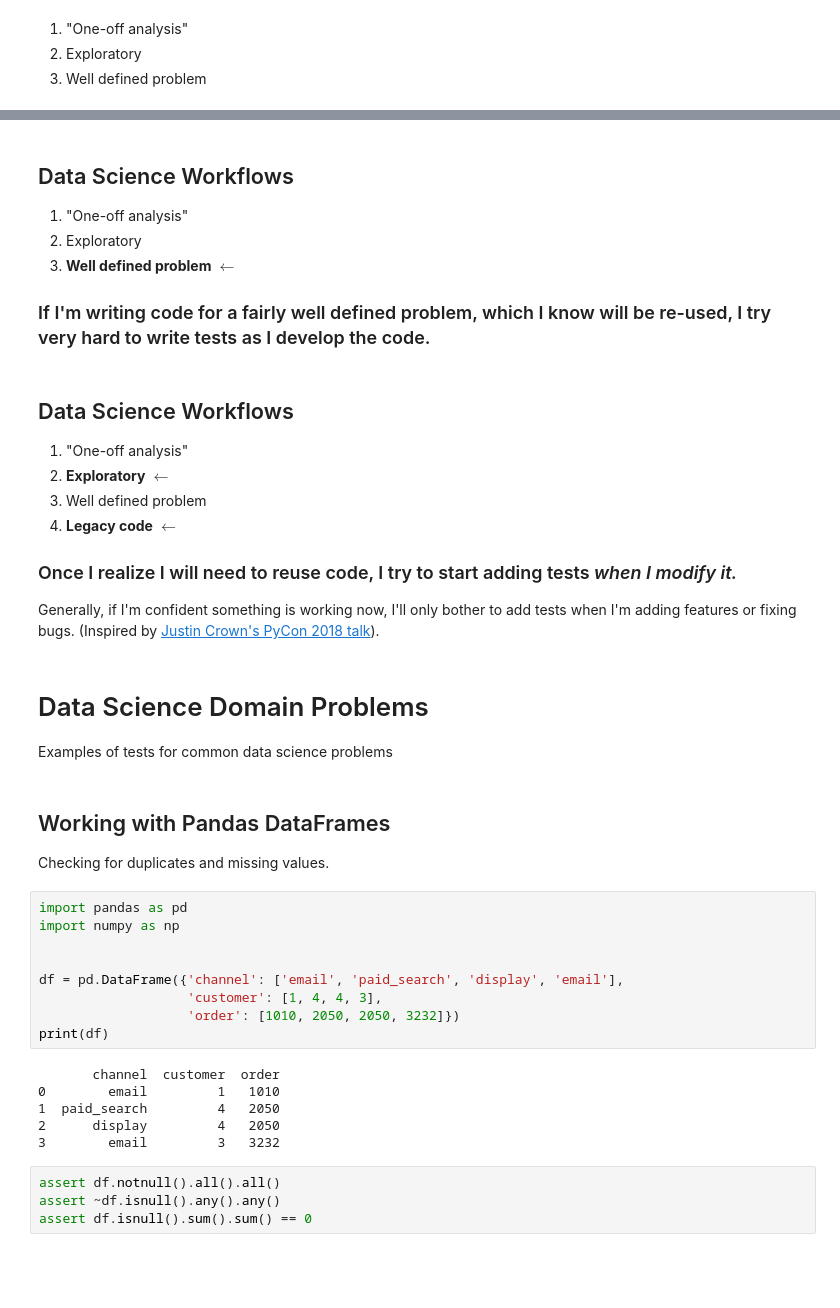
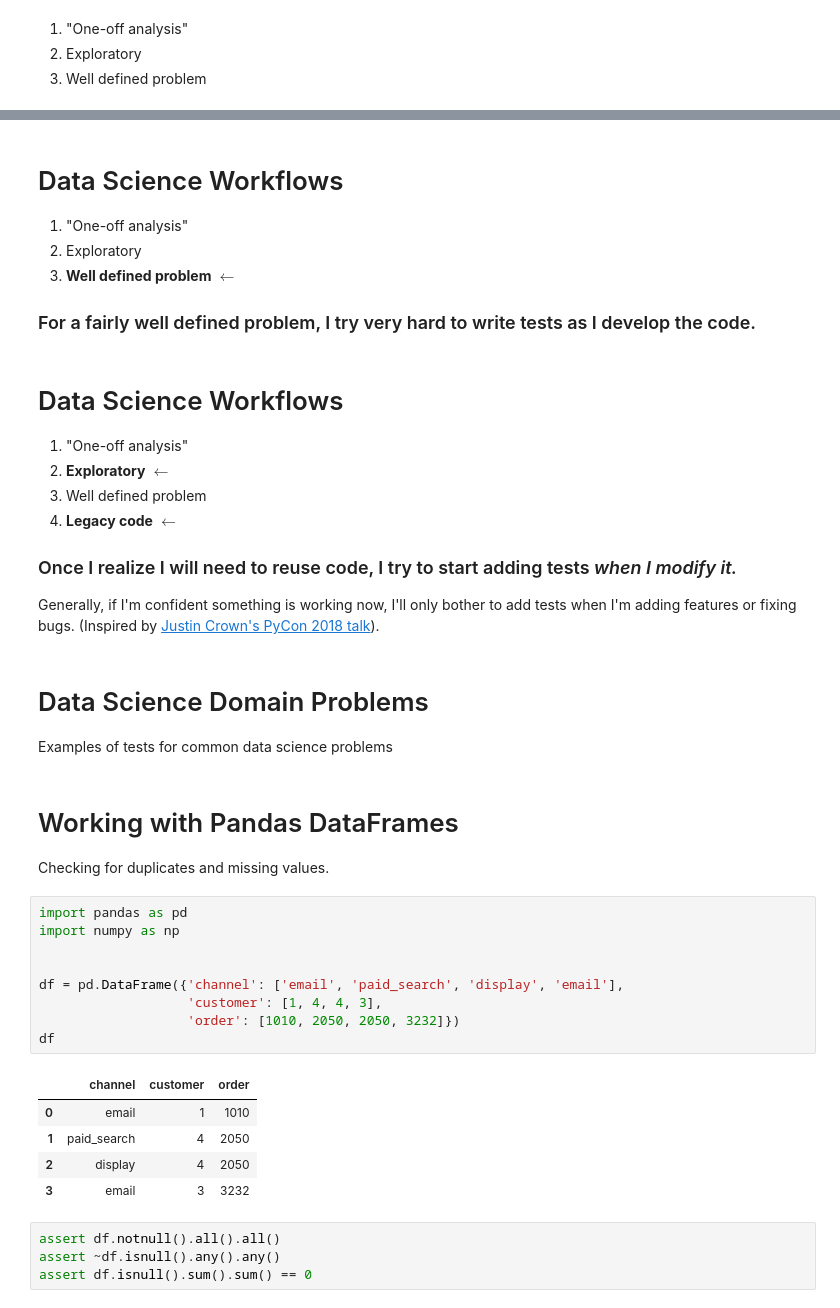
Before and after one commit to jesford/testing-in-data-science, a Jupyter notebook: intro-to-testing-presentation.ipynb, the cells around one changed output, grey strips where cells are left out. Drawn from its saved outputs; the diff is of its cells as text; blank space fills up the shorter version.

Commit message:
More legigible slides (white bg) w/o print(df)

```diff
--- a/intro-to-testing-presentation.ipynb
+++ b/intro-to-testing-presentation.ipynb
@@ -259,14 +259,14 @@ If it *does* get revisited, I'll consider breaking the code out of a notebook an
 
 Judgment call needed as my legacy/untested code base grows...
 # %% [markdown]
-## Data Science Workflows
+# Data Science Workflows
 1. "One-off analysis"
 2. Exploratory
 3. **Well defined problem**  $\leftarrow$
 
-### If I'm writing code for a fairly well defined problem, which I know will be re-used, I try very hard to write tests as I develop the code.
+### For a fairly well defined problem, I try very hard to write tests as I develop the code.
 # %% [markdown]
-## Data Science Workflows
+# Data Science Workflows
 1. "One-off analysis"
 2. **Exploratory**  $\leftarrow$
 3. Well defined problem
@@ -280,24 +280,24 @@ Generally, if I'm confident something is working now, I'll only bother to add te
 
 Examples of tests for common data science problems
 # %% [markdown]
-## Working with Pandas DataFrames
+# Working with Pandas DataFrames
 
 Checking for duplicates and missing values.
 # %%
 import pandas as pd
 import numpy as np
 
 
 df = pd.DataFrame({'channel': ['email', 'paid_search', 'display', 'email'],
                    'customer': [1, 4, 4, 3],
                    'order': [1010, 2050, 2050, 3232]})
-print(df)
+df
 # %% [output]
-       channel  customer  order
-0        email         1   1010
-1  paid_search         4   2050
-2      display         4   2050
-3        email         3   3232
+|  | channel | customer | order |
+| 0 | email | 1 | 1010 |
+| 1 | paid_search | 4 | 2050 |
+| 2 | display | 4 | 2050 |
+| 3 | email | 3 | 3232 |
 # %%
 assert df.notnull().all().all()
 assert ~df.isnull().any().any()
```
Also changed, not shown: parts of 46 cells of this notebook, 2 other files.
